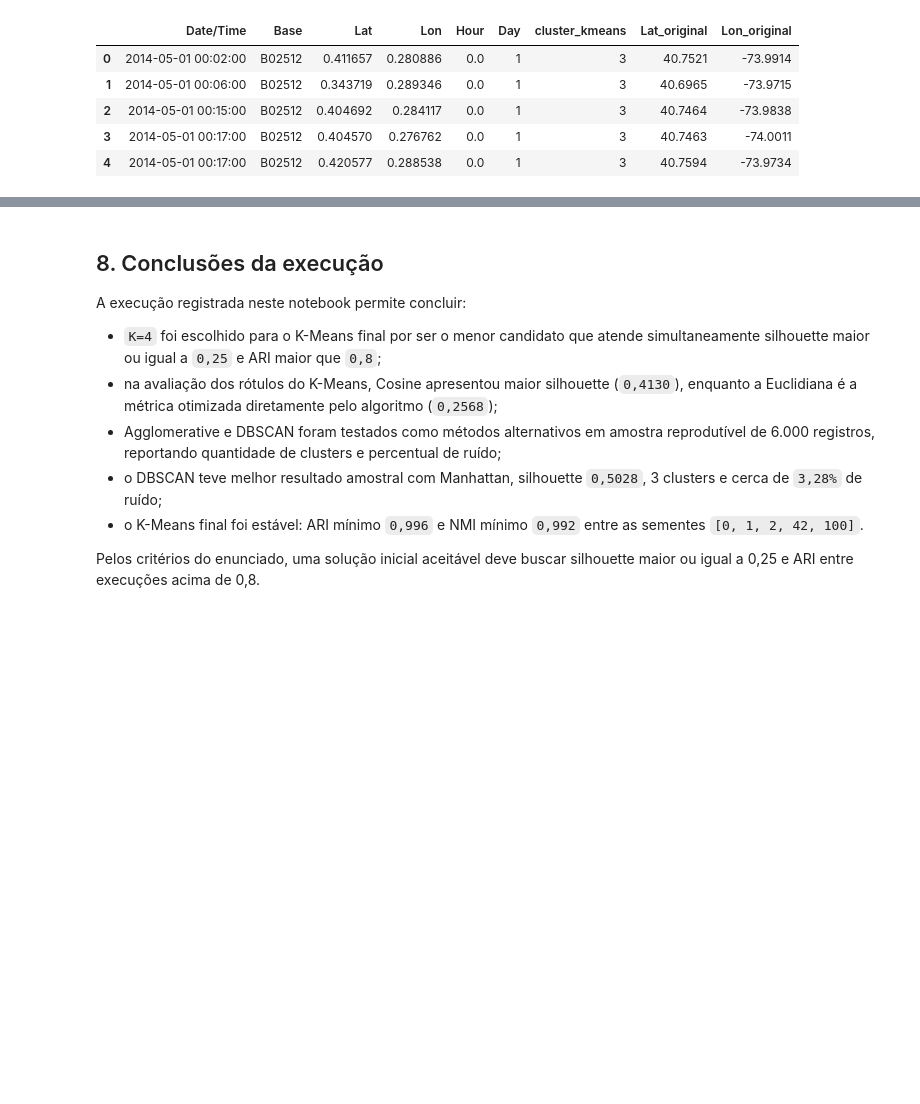
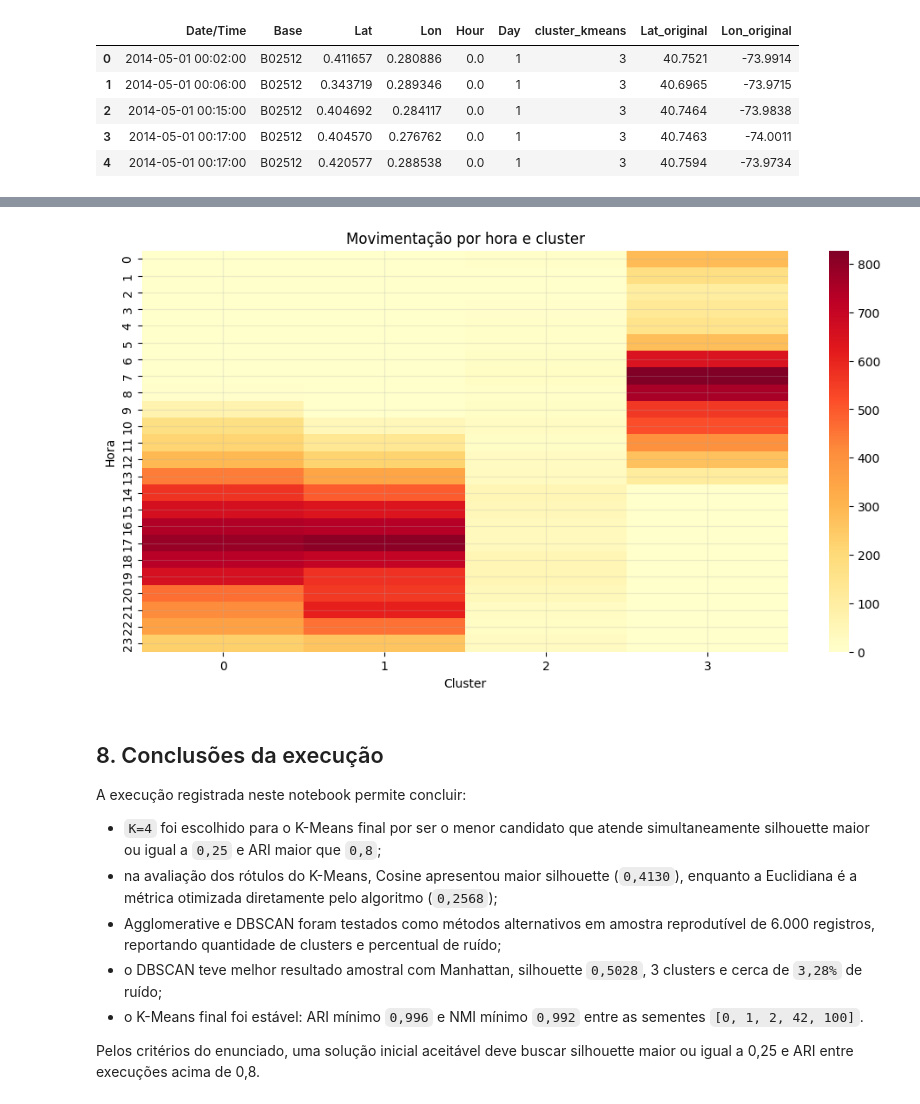
Before and after one commit to Emilio-Pedro/cd2_tema2, a Jupyter notebook: etapa3/etapa3cd2.ipynb, the cells around one changed output, grey strips where cells are left out. Drawn from its saved outputs; the diff is of its cells as text; code cells hidden in the pictures; blank space fills up the shorter version.

```diff
--- a/etapa3/etapa3cd2.ipynb
+++ b/etapa3/etapa3cd2.ipynb
@@ -451,3 +451,9 @@ Arquivo salvo em: clusters_etapa3.csv
 | 2 | 2014-05-01 00:15:00 | B02512 | 0.404692 | 0.284117 | 0.0 | 1 | 3 | 40.7464 | -73.9838 |
 | 3 | 2014-05-01 00:17:00 | B02512 | 0.404570 | 0.276762 | 0.0 | 1 | 3 | 40.7463 | -74.0011 |
 | 4 | 2014-05-01 00:17:00 | B02512 | 0.420577 | 0.288538 | 0.0 | 1 | 3 | 40.7594 | -73.9734 |
+# %%
+resultado = df_original_bruto.copy()
+
+resultado["cluster"] = labels_finais
+
+print(resultado.head())
@@ -453,0 +467,7 @@ Arquivo salvo em: clusters_etapa3.csv
+# %%
+resultado["Date/Time"] = pd.to_datetime(resultado["Date/Time"])
+
+resultado["Hour"] = resultado["Date/Time"].dt.hour
+resultado["Day"] = resultado["Date/Time"].dt.day
+
+print(resultado[["Date/Time", "Hour", "Day"]].head())
@@ -453,0 +516,7 @@ Arquivo salvo em: clusters_etapa3.csv
+# %%
+tabela = pd.crosstab(
+    resultado["Hour"],
+    resultado["cluster"]
+)
+
+print(tabela)
@@ -454,3 +541,21 @@ Arquivo salvo em: clusters_etapa3.csv
+# %%
+import seaborn as sns
+import matplotlib.pyplot as plt
+
+plt.figure(figsize=(12,6))
+
+sns.heatmap(
+    tabela,
+    cmap="YlOrRd"
+)
+
+plt.title("Movimentação por hora e cluster")
+plt.xlabel("Cluster")
+plt.ylabel("Hora")
+
+plt.show()
+# %% [output]
+[figure, added]
 # %% [markdown]
 ## 8. Conclusões da execução
 
```
Also changed, not shown: parts of 6 cells of this notebook, 1 other file.
